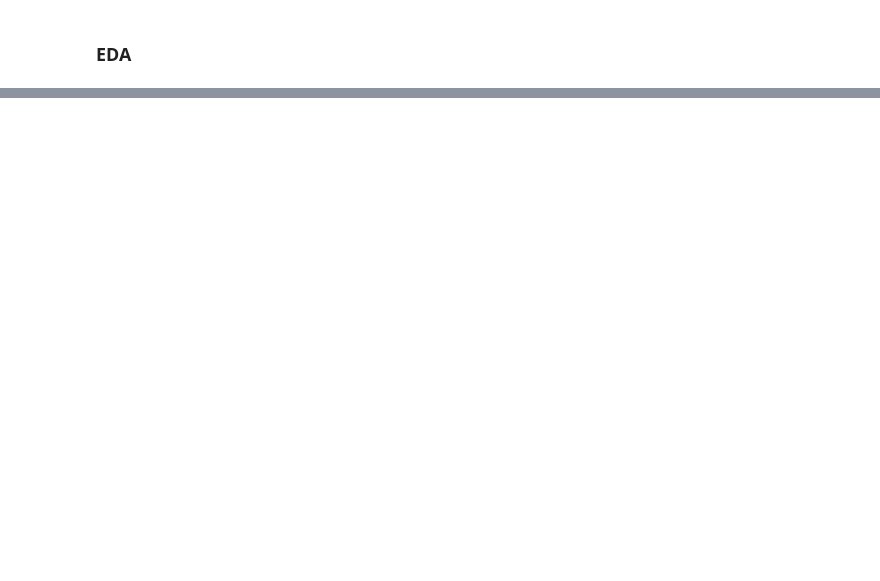
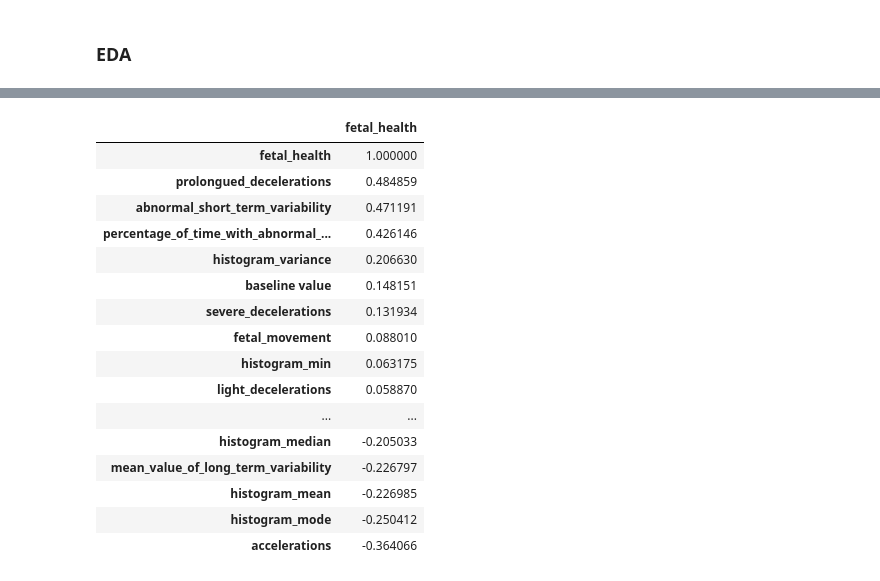
Before and after one commit to JVasquez5/IBM-Machine-Learning-Professional-Certificate, a Jupyter notebook: Module_3/fetal_health.ipynb, the cells around one changed output, grey strips where cells are left out. Saved outputs shown, nothing was run; the diff lists cells and outputs as text; code cells hidden in the pictures; blank space fills up the shorter version.

```diff
--- a/Module_3/fetal_health.ipynb
+++ b/Module_3/fetal_health.ipynb
@@ -100,0 +146,24 @@ Name: fetal_health, dtype: int64
+# %%
+# Ranking of the correlations
+corr_feature_ranking = corr["fetal_health"].sort_values(ascending=False).to_frame()
+cm = sns.light_palette("r", as_cmap=True)
+style = corr_feature_ranking.style.background_gradient(cmap=cm)
+style
+# %% [output]
+|  | fetal_health |
+| fetal_health | 1.000000 |
+| prolongued_decelerations | 0.484859 |
+| abnormal_short_term_variability | 0.471191 |
+| percentage_of_time_with_abnormal_... | 0.426146 |
+| histogram_variance | 0.206630 |
+| baseline value | 0.148151 |
+| severe_decelerations | 0.131934 |
+| fetal_movement | 0.088010 |
+| histogram_min | 0.063175 |
+| light_decelerations | 0.058870 |
+| ... | ... |
+| histogram_median | -0.205033 |
+| mean_value_of_long_term_variability | -0.226797 |
+| histogram_mean | -0.226985 |
+| histogram_mode | -0.250412 |
+| accelerations | -0.364066 |
```
Also changed, not shown: parts of 5 cells of this notebook.
